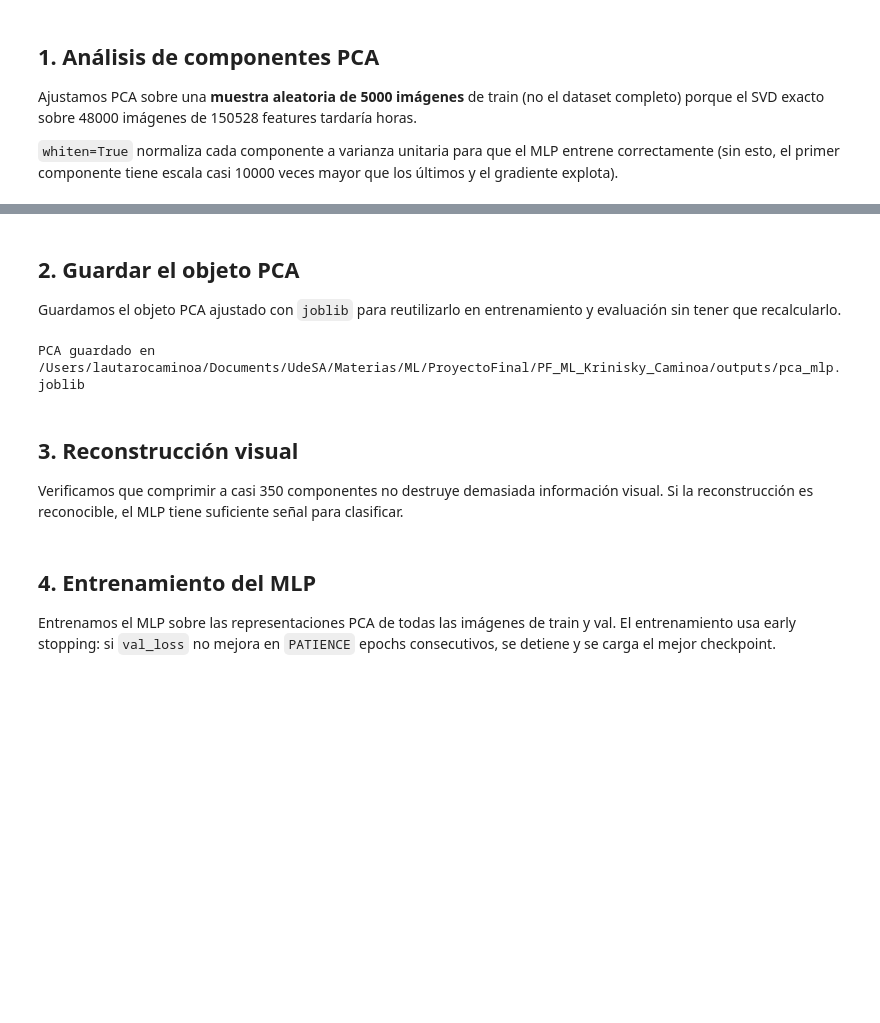
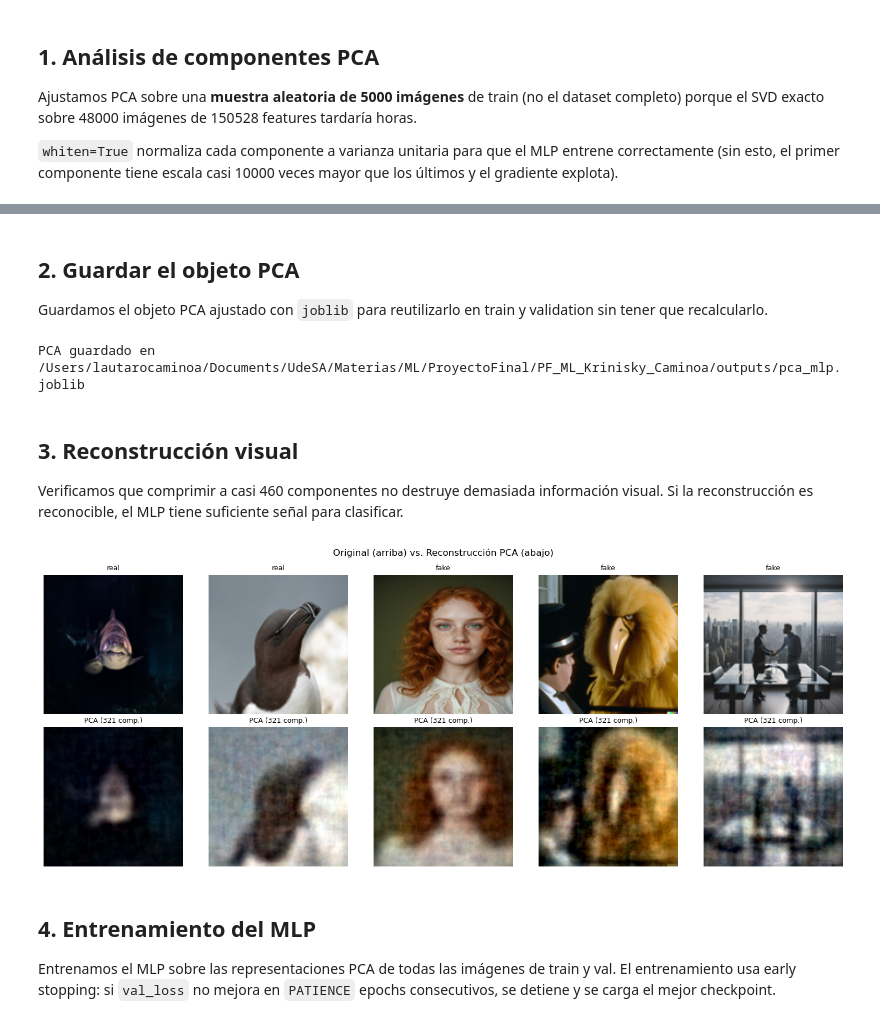
Before and after one commit to lcaminoa/ai-image-detection, a Jupyter notebook: notebooks/02_MLP.ipynb, the cells around one changed output, grey strips where cells are left out. Saved outputs shown, nothing was run; the diff lists cells and outputs as text; code cells hidden in the pictures; blank space fills up the shorter version.

```diff
--- a/notebooks/02_MLP.ipynb
+++ b/notebooks/02_MLP.ipynb
@@ -75,7 +76,7 @@ Componentes para 90% de varianza: 352
 # %% [markdown]
 ## 2. Guardar el objeto PCA
 
-Guardamos el objeto PCA ajustado con `joblib` para reutilizarlo en entrenamiento y evaluación sin tener que recalcularlo.
+Guardamos el objeto PCA ajustado con `joblib` para reutilizarlo en train y validation sin tener que recalcularlo.
 # %%
 OUTPUTS.mkdir(exist_ok=True)
 joblib.dump(pca, OUTPUTS / "pca_mlp.joblib")
@@ -85,35 +86,35 @@ PCA guardado en /Users/lautarocaminoa/Documents/UdeSA/Materias/ML/ProyectoFinal/
 # %% [markdown]
 ## 3. Reconstrucción visual
 
-Verificamos que comprimir a casi 350 componentes no destruye demasiada información visual. Si la reconstrucción es reconocible, el MLP tiene suficiente señal para clasificar.
+Verificamos que comprimir a casi 460 componentes no destruye demasiada información visual. Si la reconstrucción es reconocible, el MLP tiene suficiente señal para clasificar.
 # %%
-from src.config import IMG_SIZE
-
 n_mostrar = 5
 indices = random.sample(range(len(muestra)), n_mostrar)
 
 fig, axes = plt.subplots(2, n_mostrar, figsize=(3 * n_mostrar, 6))
 
 for col, idx in enumerate(indices):
     p = muestra[idx]
     label = p.parent.name  # "real" o "fake" — está en el nombre de la carpeta padre
 
     img_flat = filas[idx].reshape(1, -1)
-    img_orig = filas[idx].reshape(IMG_SIZE, IMG_SIZE, 3)
-    img_rec  = pca.inverse_transform(pca.transform(img_flat)).reshape(IMG_SIZE, IMG_SIZE, 3)
+    img_orig = filas[idx].reshape(MLP_IMG_SIZE, MLP_IMG_SIZE, 3)
+    img_rec  = pca.inverse_transform(pca.transform(img_flat)).reshape(MLP_IMG_SIZE, MLP_IMG_SIZE, 3)
     img_rec  = np.clip(img_rec, 0, 255).astype(np.uint8)
 
     axes[0, col].imshow(img_orig)
     axes[0, col].set_title(label, fontsize=9)
     axes[0, col].axis("off")
 
     axes[1, col].imshow(img_rec)
     axes[1, col].set_title(f"PCA ({n_comp} comp.)", fontsize=9)
     axes[1, col].axis("off")
 
 plt.suptitle("Original (arriba) vs. Reconstrucción PCA (abajo)", fontsize=12)
 plt.tight_layout()
 plt.show()
+# %% [output]
+[figure, added]
 # %% [markdown]
 ## 4. Entrenamiento del MLP
 
```
Also changed, not shown: parts of 4 cells of this notebook, 9 other files.
